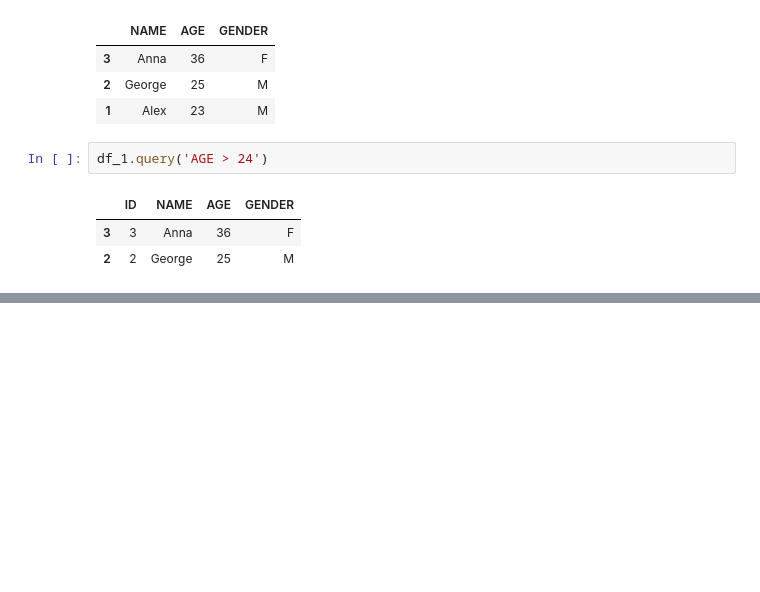
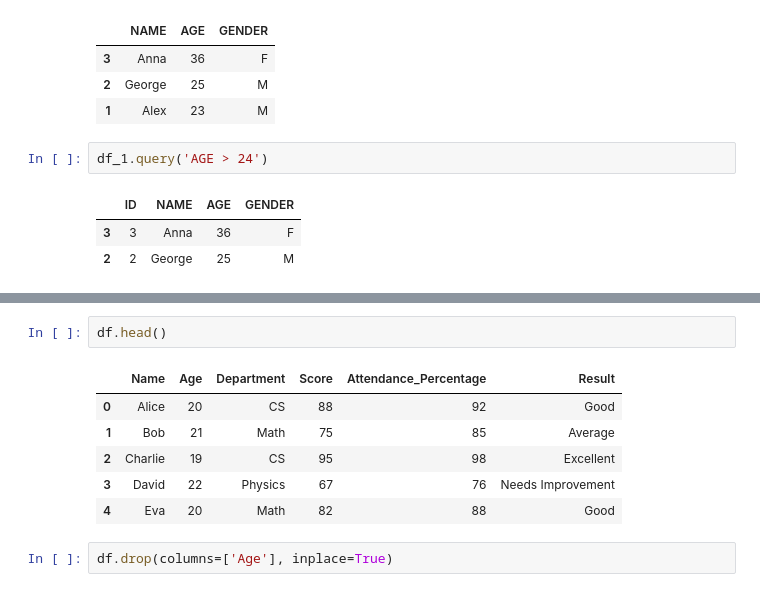
Before and after one commit to bikash-789/ml-journey, a Jupyter notebook: 00-python_and_pandas_review/Basic_of_Pandas.ipynb, the cells around one changed output, grey strips where cells are left out. Saved outputs shown, nothing was run; the diff lists cells and outputs as text; blank space fills up the shorter version.

```diff
--- a/00-python_and_pandas_review/Basic_of_Pandas.ipynb
+++ b/00-python_and_pandas_review/Basic_of_Pandas.ipynb
@@ -114,0 +291,11 @@ df_1.query('AGE > 24')
+# %%
+df.head()
+# %% [output]
+|  | Name | Age | Department | Score | Attendance_Percentage | Result |
+| 0 | Alice | 20 | CS | 88 | 92 | Good |
+| 1 | Bob | 21 | Math | 75 | 85 | Average |
+| 2 | Charlie | 19 | CS | 95 | 98 | Excellent |
+| 3 | David | 22 | Physics | 67 | 76 | Needs Improvement |
+| 4 | Eva | 20 | Math | 82 | 88 | Good |
+# %%
+df.drop(columns=['Age'], inplace=True)
```
Also changed, not shown: parts of 17 cells of this notebook.
